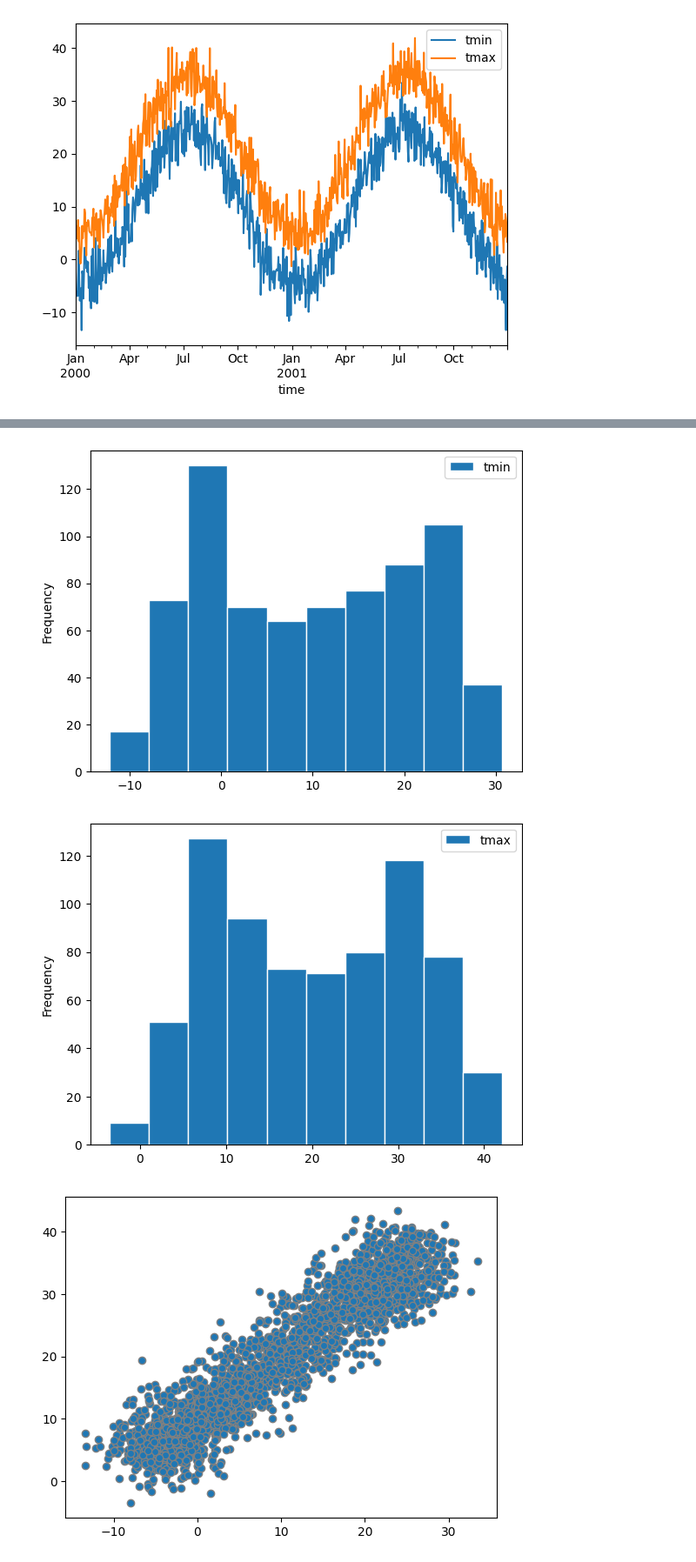
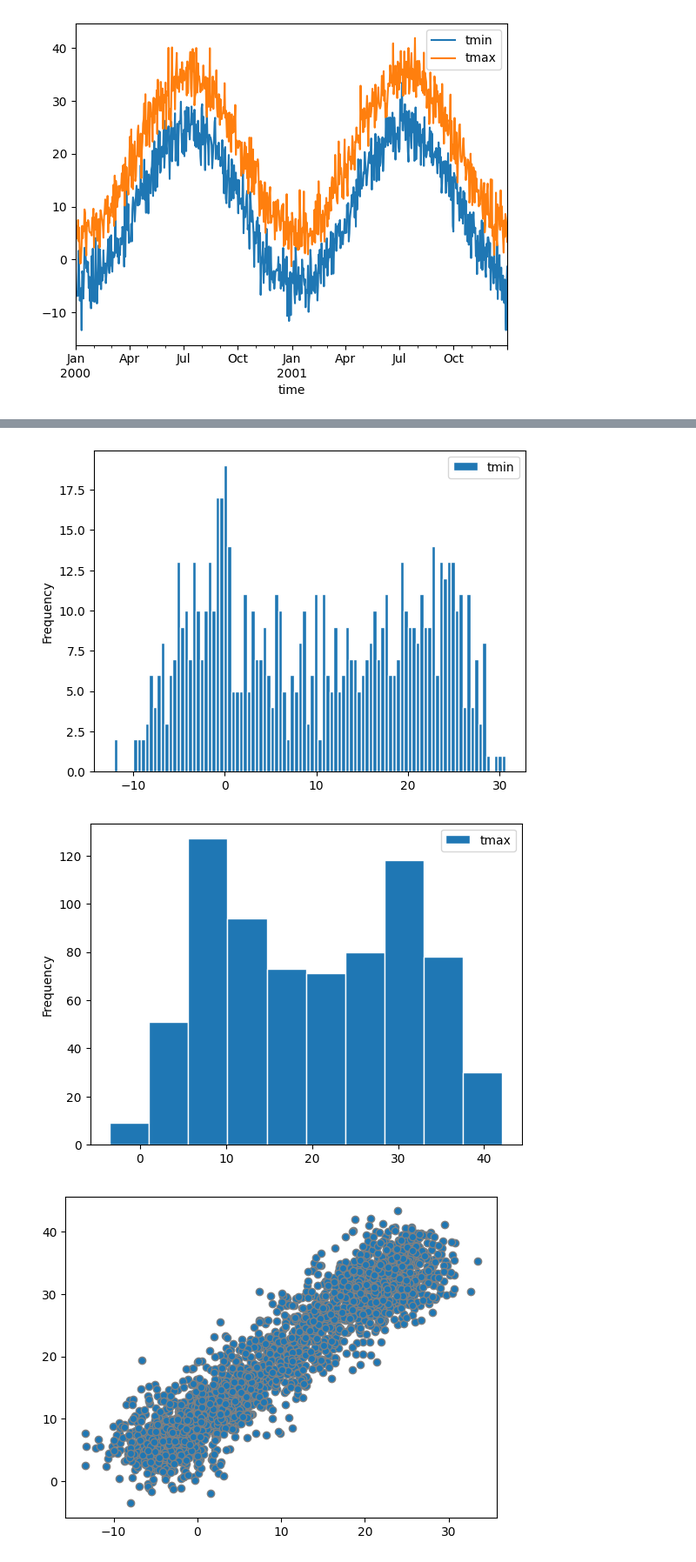
Before and after one commit to mariajmolina/UMDAOSC650, a Jupyter notebook: data_processing.ipynb, the cells around one changed output, grey strips where cells are left out. Shown at 87% size. Cells and saved outputs as stored; diff of their text form; code cells hidden in the pictures.

```diff
--- a/data_processing.ipynb
+++ b/data_processing.ipynb
@@ -103,11 +119,11 @@ plt.show()
 # %%
-ds.sel(location='IA')['tmin'].to_dataframe().plot.hist(edgecolor='w')
+ds.sel(location='IA')['tmin'].to_dataframe().plot.hist(edgecolor='w', bins=100)
 plt.show()
 
 ds.sel(location='IA')['tmax'].to_dataframe().plot.hist(edgecolor='w')
 plt.show()
 # %% [output]
-[figure, old version]
+[figure, new version]
 [figure]
 # %%
 plt.scatter(ds['tmin'],ds['tmax'],edgecolor='grey')
```
Also changed, not shown: parts of 18 cells of this notebook.
